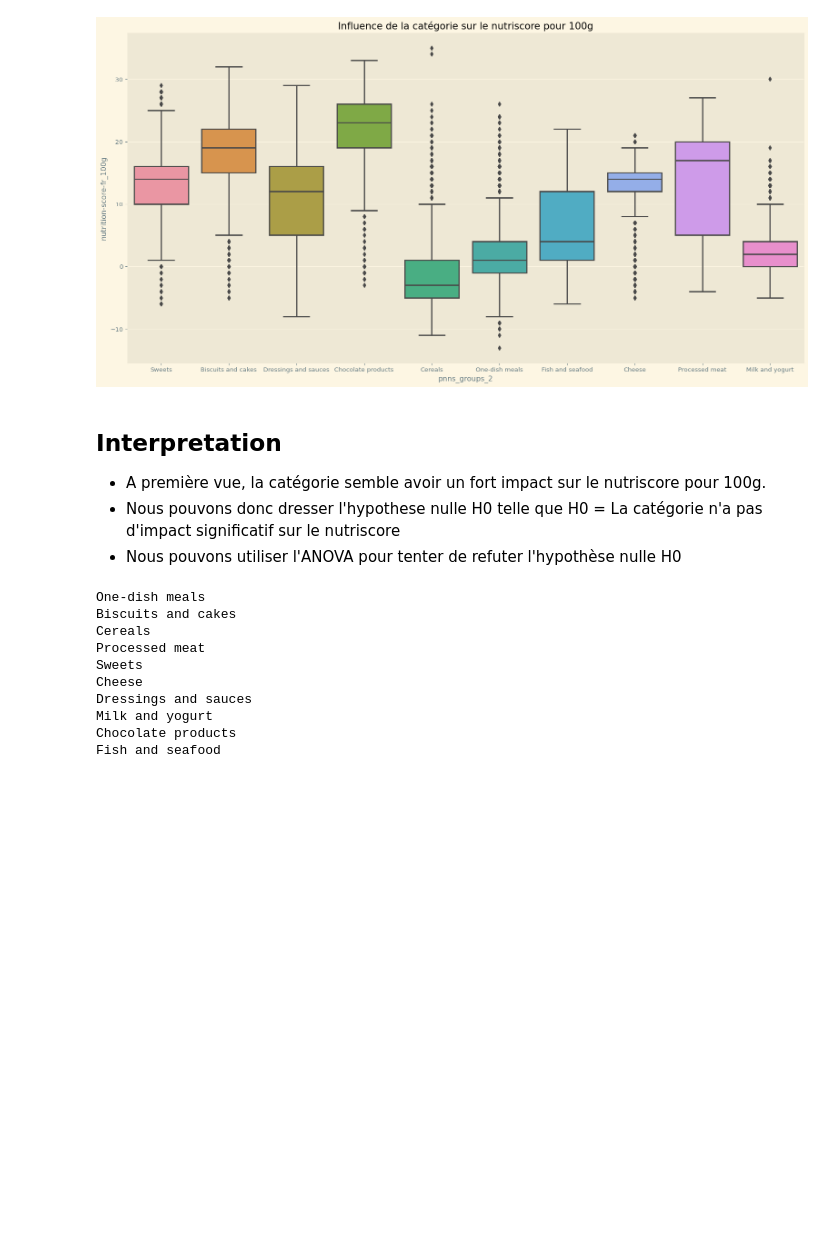
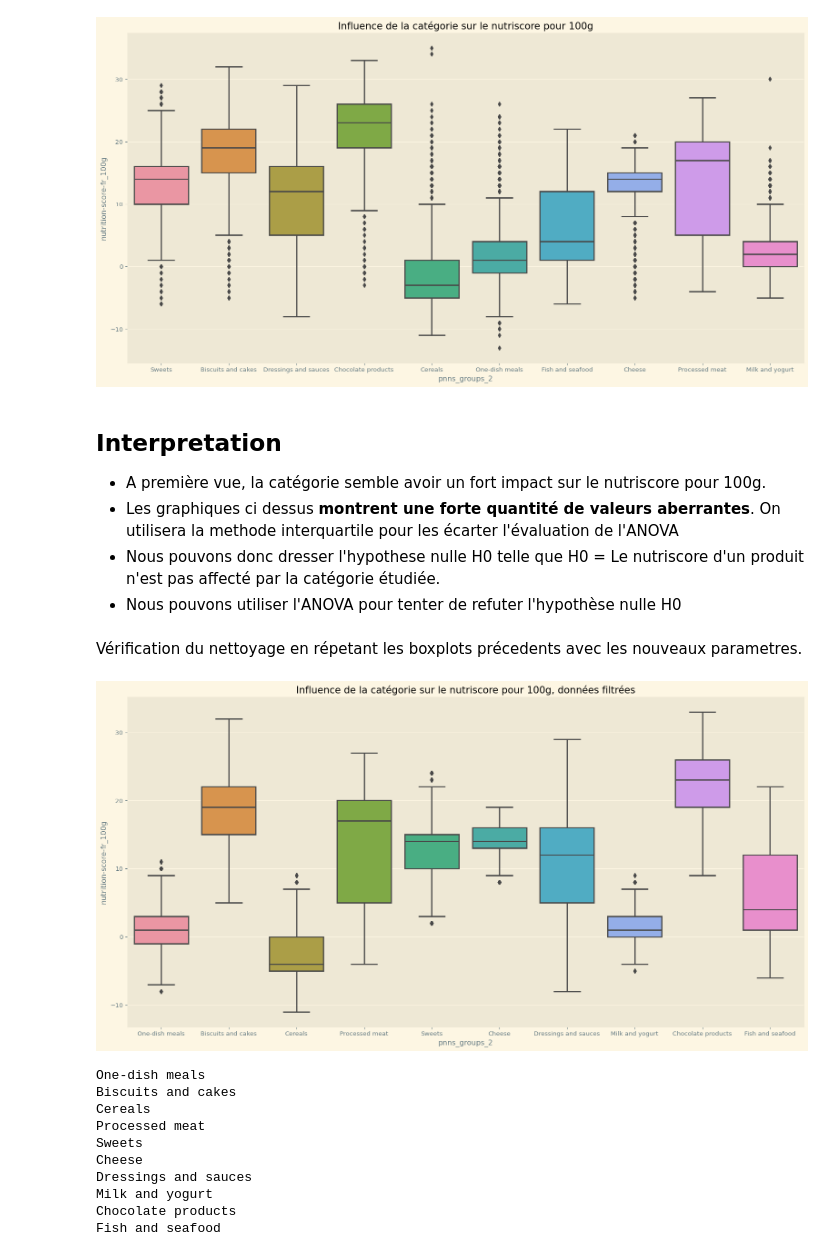
Before and after one commit to Psemp/ds_project_3, a Jupyter notebook: exploratory_analysis.ipynb, the cells around one changed output. Saved outputs shown, nothing was run; the diff lists cells and outputs as text; code cells hidden in the pictures; blank space fills up the shorter version.

```diff
--- a/exploratory_analysis.ipynb
+++ b/exploratory_analysis.ipynb
@@ -532,5 +541,6 @@ plt.show()
 <h2>Interpretation</h2>
 
 - A première vue, la catégorie semble avoir un fort impact sur le nutriscore pour 100g.
-- Nous pouvons donc dresser l'hypothese nulle H0 telle que H0 = La catégorie n'a pas d'impact significatif sur le nutriscore
+- Les graphiques ci dessus <b>montrent une forte quantité de valeurs aberrantes</b>. On utilisera la methode interquartile pour les écarter l'évaluation de l'ANOVA
+- Nous pouvons donc dresser l'hypothese nulle H0 telle que H0 = Le nutriscore d'un produit n'est pas affecté par la catégorie étudiée.
 - Nous pouvons utiliser l'ANOVA pour tenter de refuter l'hypothèse nulle H0
@@ -537,3 +550,16 @@ plt.show()
+# %%
+pnns_2_df
+pnns_2_cleaned_df = remove_outliers(column_eval="nutrition-score-fr_100g",col_subset="pnns_groups_2", value_list=top_10_by_pop, df=pnns_2_df)
+# %% [markdown]
+Vérification du nettoyage en répetant les boxplots précedents avec les nouveaux parametres.
+# %%
+fig, ax = plt.subplots(nrows=1, ncols=1, figsize=(20, 10), dpi=96)
+ax = sns.boxplot(x="pnns_groups_2", y="nutrition-score-fr_100g", data=pnns_2_cleaned_df)
+
+ax.set_title("Influence de la catégorie sur le nutriscore pour 100g, données filtrées")
+plt.show()
+# %% [output]
+[figure, added]
 # %%
 # This is peak of unefficiency right there
 
```
Also changed, not shown: parts of 13 cells of this notebook, 1 other file.
